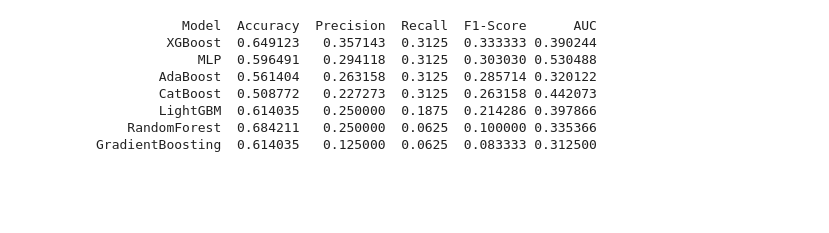
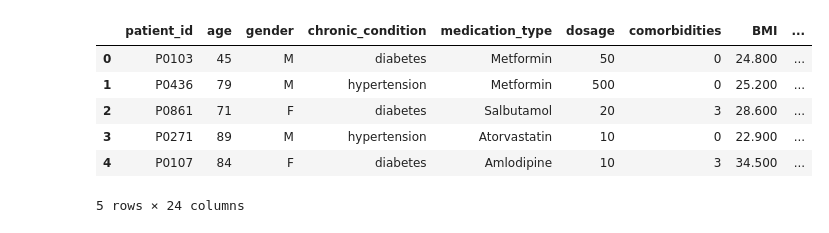
Before and after one commit to Riskyduha/Improving-Machine-Learning-Model-Performance-for-Patient-Non-Adherence-Prediction, a Jupyter notebook: main.ipynb, the cells around one changed output. Cells and saved outputs as stored; diff of their text form; code cells hidden in the pictures; blank space fills up the shorter version.

```diff
--- a/main.ipynb
+++ b/main.ipynb
@@ -135,15 +0,0 @@ You can set `force_col_wise=true` to remove the overhead.
-# %%
-# =========================================
-# 7. Show Results
-# =========================================
-results_df = pd.DataFrame(results).sort_values(by='F1-Score', ascending=False)
-print(results_df.to_string(index=False))
-# %% [output]
-           Model  Accuracy  Precision  Recall  F1-Score      AUC
-         XGBoost  0.649123   0.357143  0.3125  0.333333 0.390244
-             MLP  0.596491   0.294118  0.3125  0.303030 0.530488
-        AdaBoost  0.561404   0.263158  0.3125  0.285714 0.320122
-        CatBoost  0.508772   0.227273  0.3125  0.263158 0.442073
-        LightGBM  0.614035   0.250000  0.1875  0.214286 0.397866
-    RandomForest  0.684211   0.250000  0.0625  0.100000 0.335366
-GradientBoosting  0.614035   0.125000  0.0625  0.083333 0.312500
@@ -149,0 +34,12 @@ GradientBoosting  0.614035   0.125000  0.0625  0.083333 0.312500
+# %%
+df = pd.read_csv('data/medication_adherence.csv')
+# %%
+df.head()
+# %% [output]
+|  | patient_id | age | gender | chronic_condition | medication_type | dosage | comorbidities | BMI | ... |
+| 0 | P0103 | 45 | M | diabetes | Metformin | 50 | 0 | 24.800 | ... |
+| 1 | P0436 | 79 | M | hypertension | Metformin | 500 | 0 | 25.200 | ... |
+| 2 | P0861 | 71 | F | diabetes | Salbutamol | 20 | 3 | 28.600 | ... |
+| 3 | P0271 | 89 | M | hypertension | Atorvastatin | 10 | 0 | 22.900 | ... |
+| 4 | P0107 | 84 | F | diabetes | Amlodipine | 10 | 3 | 34.500 | ... |
+5 rows × 24 columns
```
Also changed, not shown: parts of 66 cells of this notebook.
